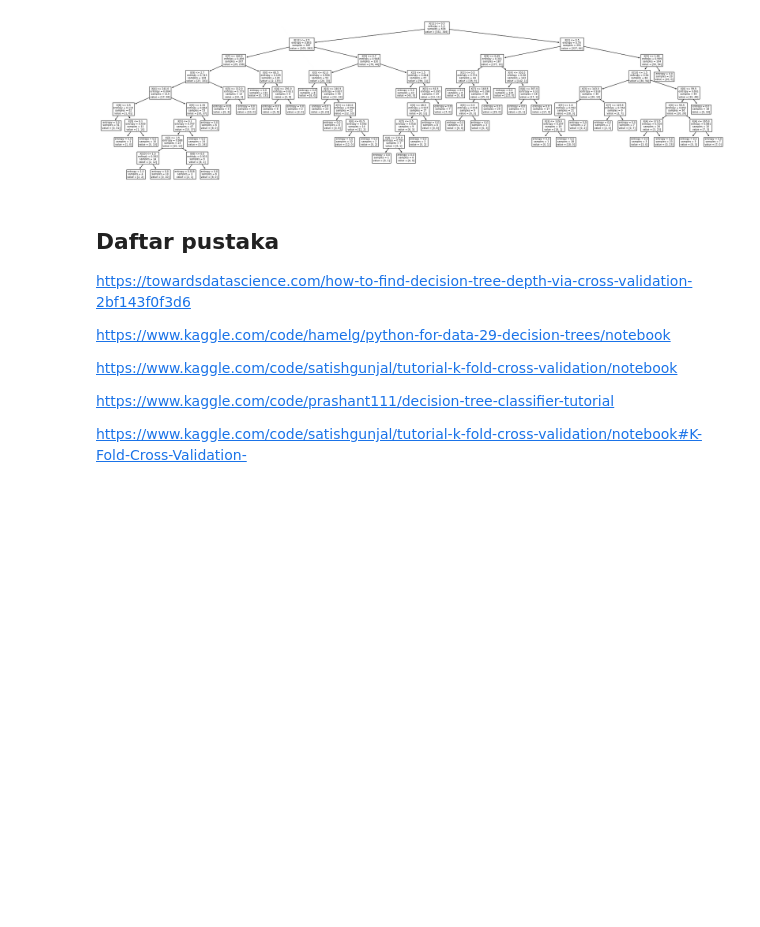
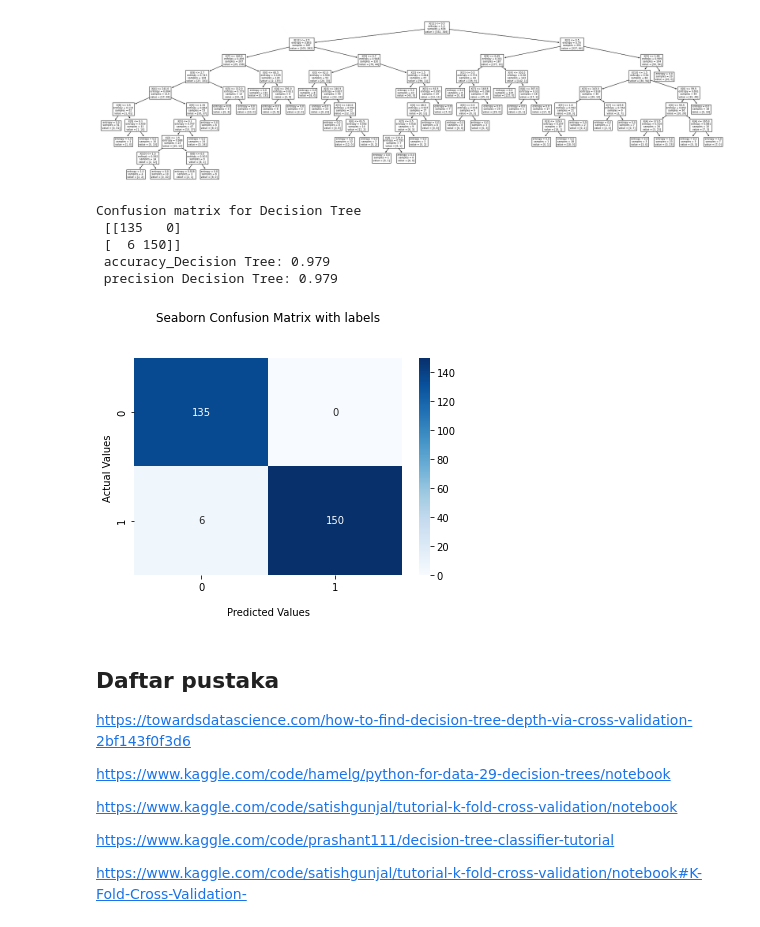
Before and after one commit to FikriYoma/Project_UTS_MLPrak, a Jupyter notebook: ProjectUTS.ipynb, the cells around one changed output. Cells and saved outputs as stored; diff of their text form; code cells hidden in the pictures; blank space fills up the shorter version.

```diff
--- a/ProjectUTS.ipynb
+++ b/ProjectUTS.ipynb
@@ -370,6 +375,28 @@ tree.plot_tree(clf_en.fit(X_train, y_train))
  Text(1608.3529411764705, 195.696, 'entropy = 0.0\nsamples = 18\nvalue = [0, 18]'),
  Text(1509.8823529411764, 282.672, 'entropy = 0.0\nsamples = 20\nvalue = [20, 0]')]
 [figure]
+# %%
+# Perhitungan Confusion matrix
+import seaborn as sns
+cm = confusion_matrix(y_test, y_pred_en)
+accuracy = accuracy_score(y_test,y_pred_en)
+precision =precision_score(y_test, y_pred_en,average='micro')
+
+print('Confusion matrix for Decision Tree\n',cm)
+print(' accuracy_Decision Tree: %.3f'%accuracy)
+print(' precision Decision Tree: %.3f'%precision)
+
+ax = sns.heatmap(cm, annot=True, cmap='Blues', fmt='g')
+ax.set_title('Seaborn Confusion Matrix with labels\n\n');
+ax.set_xlabel('\nPredicted Values')
+ax.set_ylabel('Actual Values ');
+# %% [output]
+Confusion matrix for Decision Tree
+ [[135   0]
+ [  6 150]]
+ accuracy_Decision Tree: 0.979
+ precision Decision Tree: 0.979
+[figure, added]
 # %% [markdown]
 ## Daftar pustaka
 https://towardsdatascience.com/how-to-find-decision-tree-depth-via-cross-validation-2bf143f0f3d6
```
Also changed, not shown: parts of 9 cells of this notebook.
